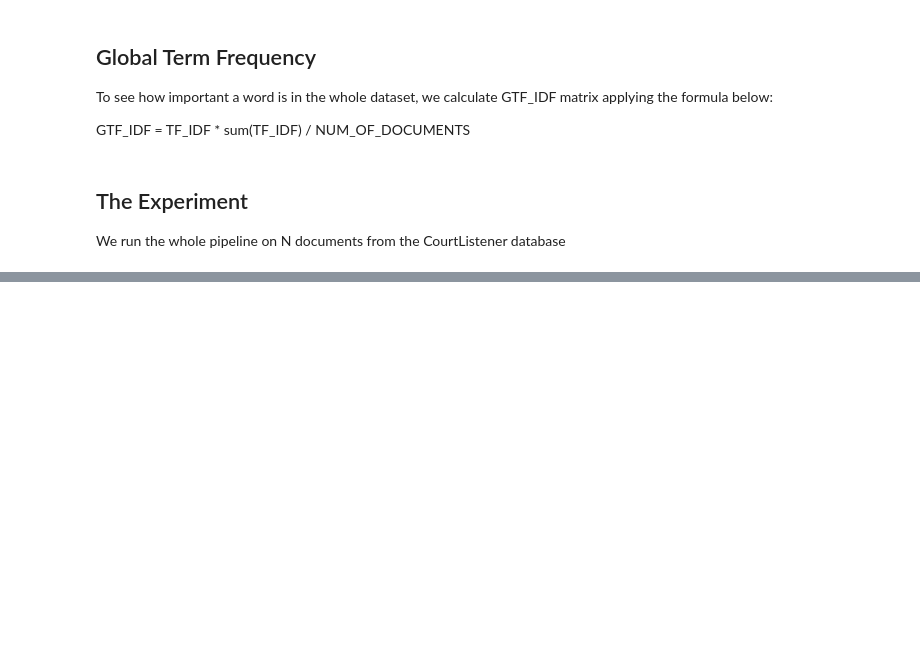
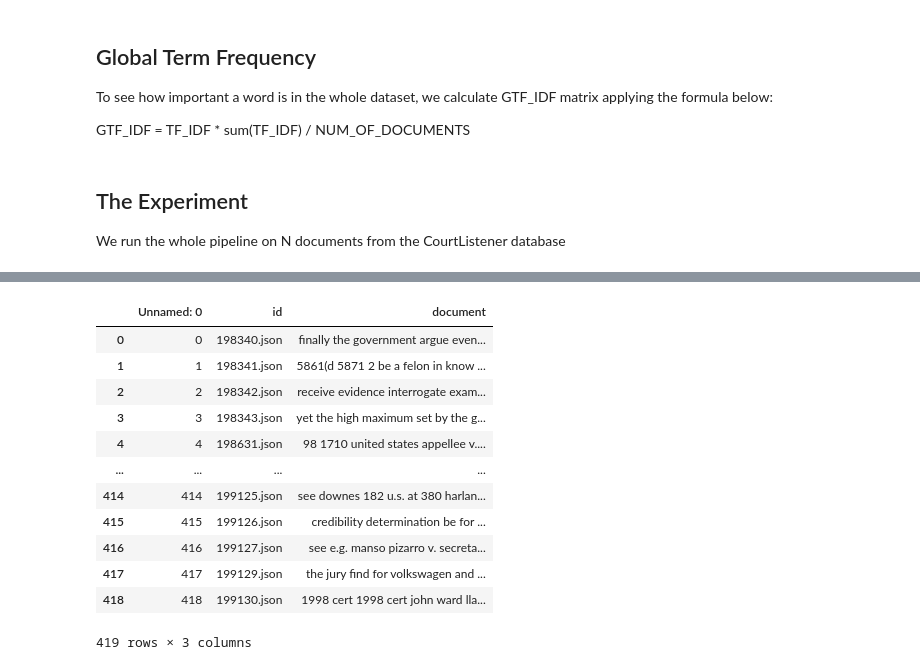
Before and after one commit to jelena-vlajkov/SimilarLegalDocumentRetrieval, a Jupyter notebook: DocumentVectorEmbeddings2.ipynb, the cells around one changed output, grey strips where cells are left out. Drawn from its saved outputs; the diff is of its cells as text; code cells hidden in the pictures; blank space fills up the shorter version.

```diff
--- a/DocumentVectorEmbeddings2.ipynb
+++ b/DocumentVectorEmbeddings2.ipynb
@@ -191,13 +161,17 @@ df
 # %%
+
 df_test = pd.DataFrame(columns = ["id", "document"])
-i = 0
-for file_name in [file for file in os.listdir("data/test/") if file.endswith('.json')]:
-    try:
-        document = get_document("data/test/" + file_name)
-        sorted_sentences = apply_textrank(document)
-        df_test.loc[i] = lemmatize(sorted_sentences)
-        df_test.loc[i] = [file_name, lemmatize(sorted_sentences)]
-        i += 1
-    except Exception as e:
-        print(e)
-        continue
+if RUN_TRAIN:
+    i = 0
+    for file_name in [file for file in os.listdir("data/test/") if file.endswith('.json')]:
+        try:
+            document = get_document("data/test/" + file_name)
+            sorted_sentences = apply_textrank(document)
+            df_test.loc[i] = lemmatize(sorted_sentences)
+            df_test.loc[i] = [file_name, lemmatize(sorted_sentences)]
+            i += 1
+        except Exception as e:
+            print(e)
+            continue
+else:
+    df_test = pd.read_csv("test_textrank.csv", sep='\t')
@@ -256,3 +178,19 @@ for file_name in [file for file in os.listdir("data/test/") if file.endswith('.j
+# %%
+df_test
+# %% [output]
+|  | Unnamed: 0 | id | document |
+| 0 | 0 | 198340.json | finally the government argue even... |
+| 1 | 1 | 198341.json | 5861(d 5871 2 be a felon in know ... |
+| 2 | 2 | 198342.json | receive evidence interrogate exam... |
+| 3 | 3 | 198343.json | yet the high maximum set by the g... |
+| 4 | 4 | 198631.json | 98 1710 united states appellee v.... |
+| ... | ... | ... | ... |
+| 414 | 414 | 199125.json | see downes 182 u.s. at 380 harlan... |
+| 415 | 415 | 199126.json | credibility determination be for ... |
+| 416 | 416 | 199127.json | see e.g. manso pizarro v. secreta... |
+| 417 | 417 | 199129.json | the jury find for volkswagen and ... |
+| 418 | 418 | 199130.json | 1998 cert 1998 cert john ward lla... |
+419 rows × 3 columns
 # %%
 df.to_csv("train_textrank.csv", sep='\t')
 # %%
```
Also changed, not shown: parts of 8 cells of this notebook, 12 other files.
